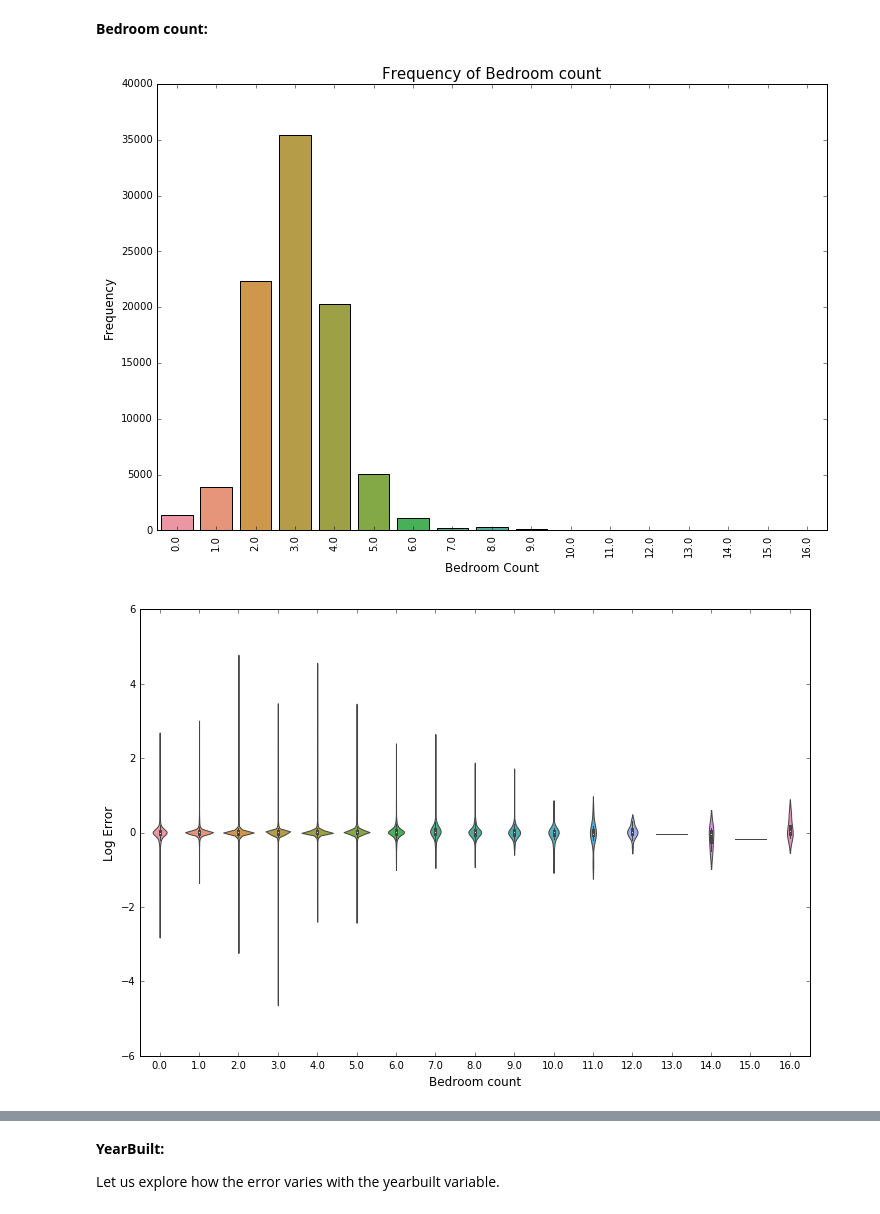
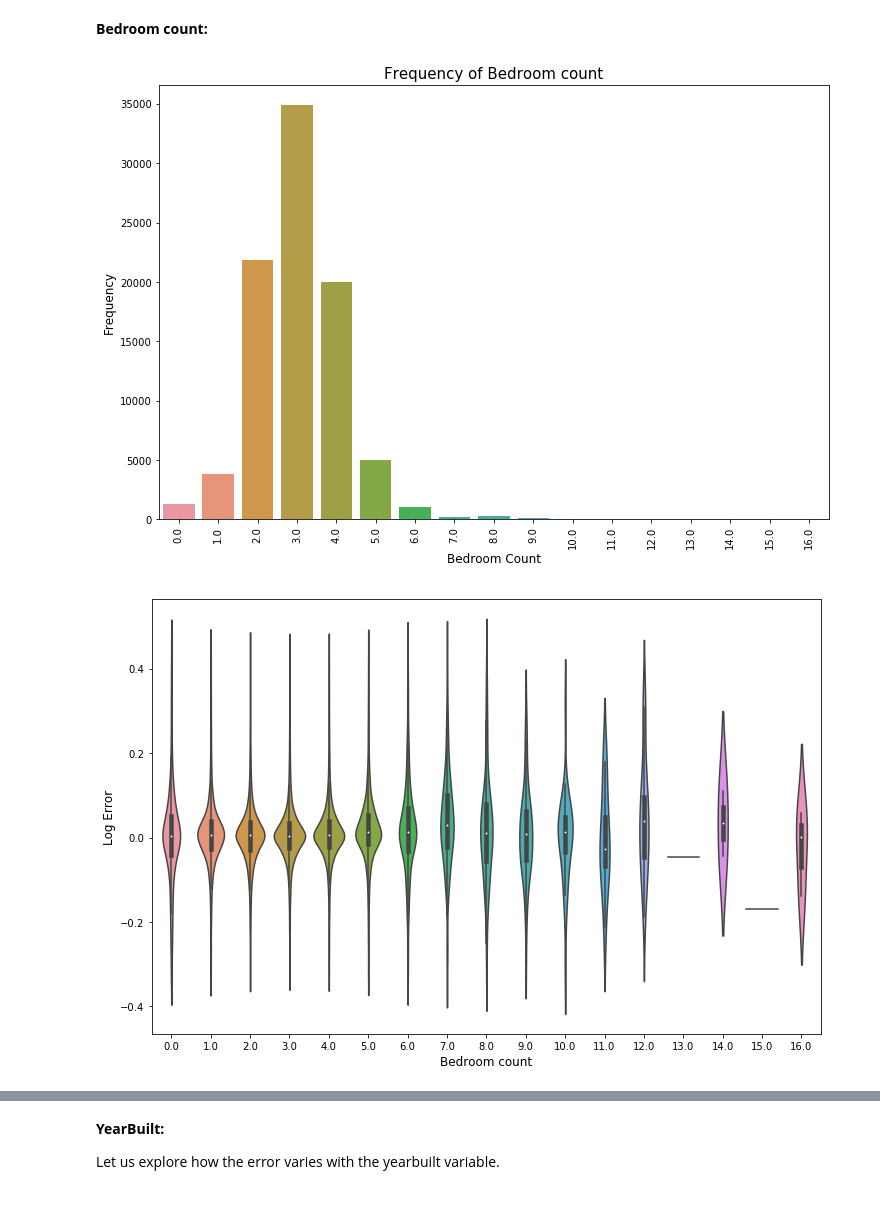
Before and after one commit to adrienctx/cb-data-science-workshops, a Jupyter notebook: kaggle-zillow/notebooks/data-exploration.ipynb, the cells around one changed output, grey strips where cells are left out. Drawn from its saved outputs; the diff is of its cells as text; code cells hidden in the pictures.

Commit message:
using data without logerror outliers for visuals

```diff
--- a/kaggle-zillow/notebooks/data-exploration.ipynb
+++ b/kaggle-zillow/notebooks/data-exploration.ipynb
@@ -473,5 +477,7 @@ The important variables themselves are very highly correlated.! Let us now look
 **Finished SquareFeet 12:**
 
 Let us seee how the finished square feet 12 varies with the log error.
+# %%
+train_df_without_outliers = pd.merge(train_df_without_outliers, prop_df, on='parcelid', how='left')
 # %%
 col = "finishedsquarefeet12"
@@ -540,22 +538,21 @@ plt.show()
 **Bedroom count:**
 # %%
 plt.figure(figsize=(12,8))
-sns.countplot(x="bedroomcnt", data=train_df)
+sns.countplot(x="bedroomcnt", data=train_df_without_outliers)
 plt.ylabel('Frequency', fontsize=12)
 plt.xlabel('Bedroom Count', fontsize=12)
 plt.xticks(rotation='vertical')
 plt.title("Frequency of Bedroom count", fontsize=15)
 plt.show()
 # %% [output]
-[figure, old version]
+[figure, new version]
 # %%
-# train_df['bedroomcnt'][train_df['bedroomcnt']>7] = 7
 plt.figure(figsize=(12,8))
-sns.violinplot(x='bedroomcnt', y='logerror', data=train_df)
+sns.violinplot(x='bedroomcnt', y='logerror', data=train_df_without_outliers)
 plt.xlabel('Bedroom count', fontsize=12)
 plt.ylabel('Log Error', fontsize=12)
 plt.show()
 # %% [output]
-[figure, old version]
+[figure, new version]
 # %%
 col = "taxamount"
```
Also changed, not shown: parts of 20 cells of this notebook.
